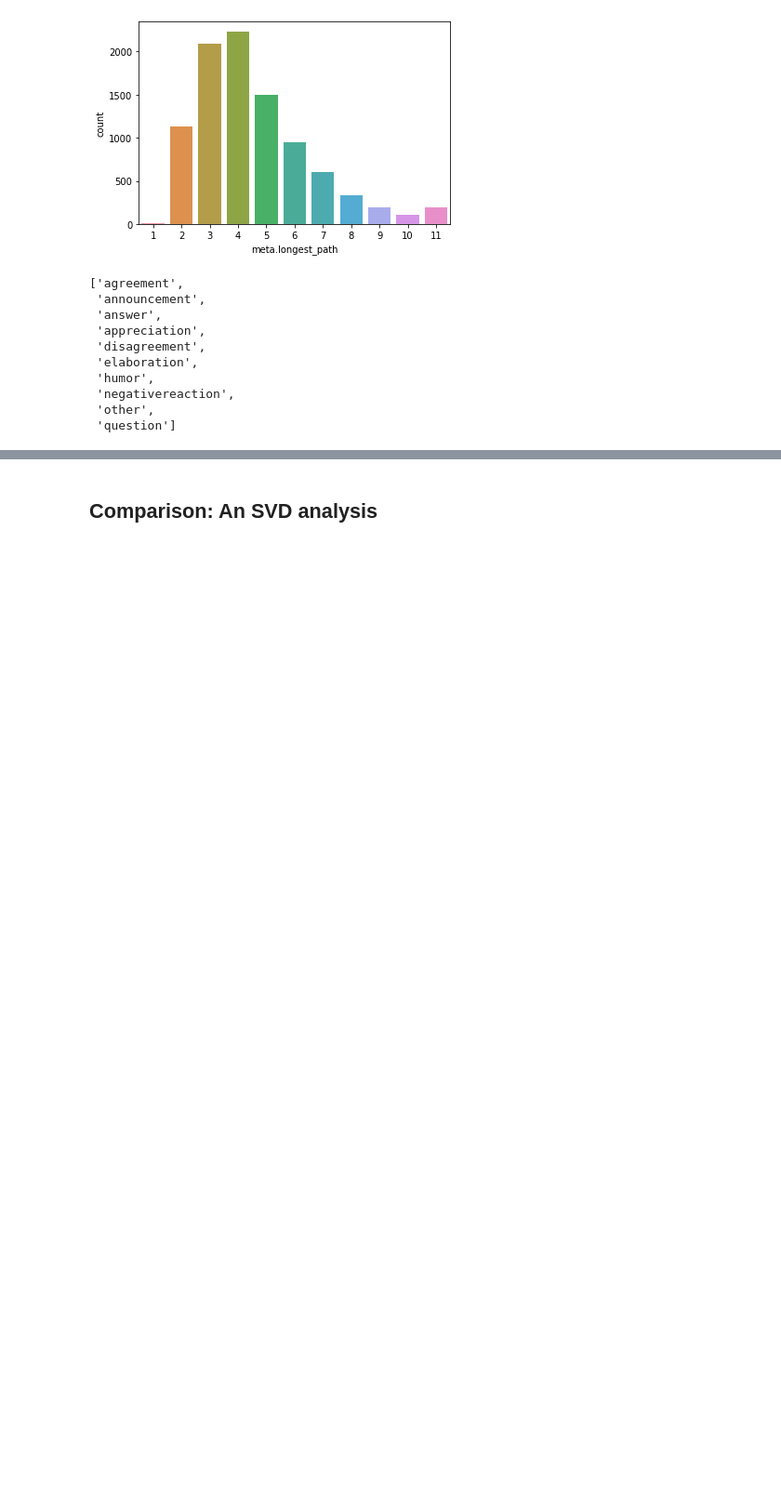
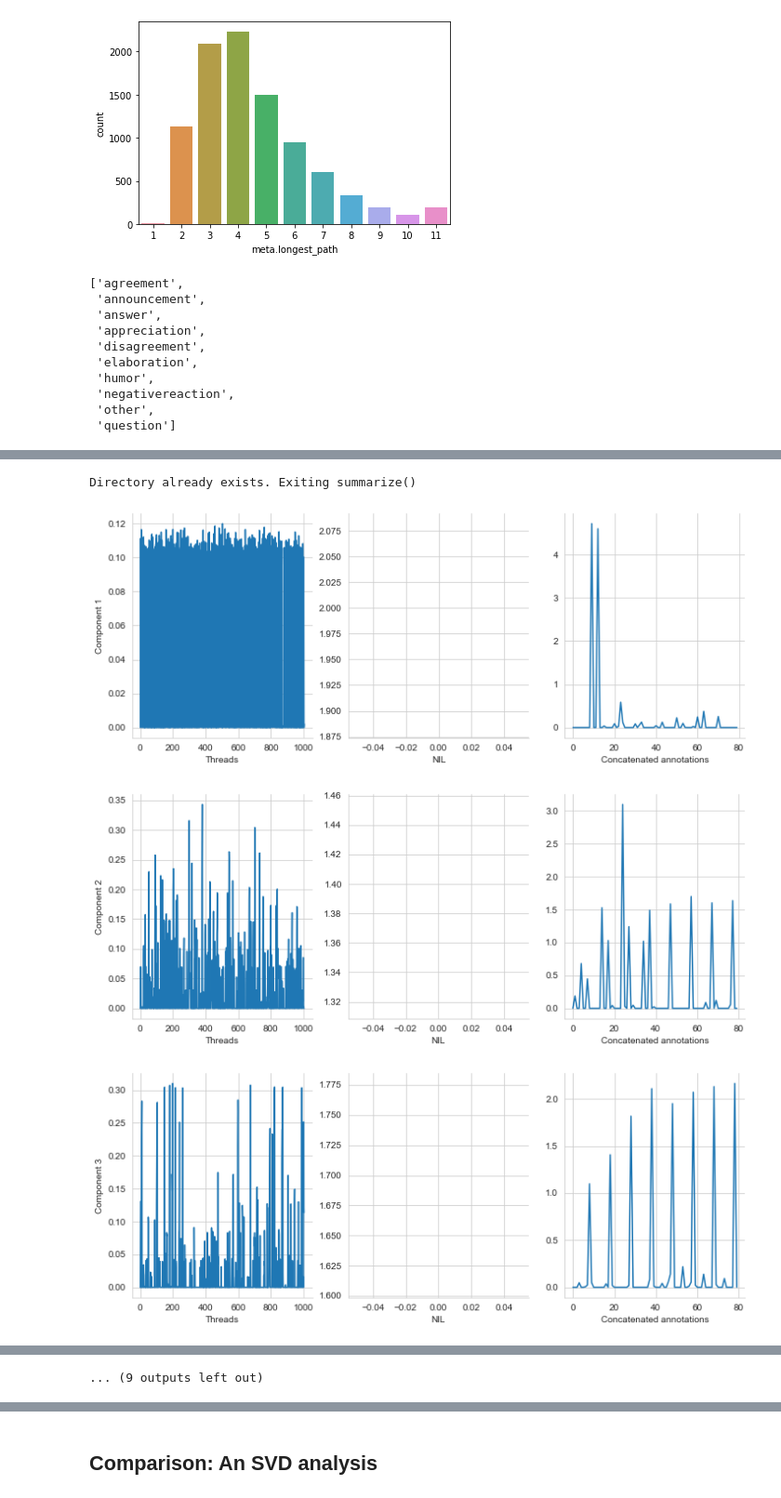
Before and after one commit to rgangela99/Cornell-Conversational-Analysis-Toolkit, a Jupyter notebook: convokit/tensor_decomposer/experiments/coarse-discourse-TCA-augmented.ipynb, the cells around one changed output, grey strips where cells are left out. Shown at 93% size. Saved outputs shown, nothing was run; the diff lists cells and outputs as text; code cells hidden in the pictures; blank space fills up the shorter version.

```diff
--- a/convokit/tensor_decomposer/experiments/coarse-discourse-TCA-augmented.ipynb
+++ b/convokit/tensor_decomposer/experiments/coarse-discourse-TCA-augmented.ipynb
@@ -142,0 +189,5 @@ Directory already exists. Exiting summarize()
+# %%
+for idx, utt in enumerate(corpus.iter_utterances(min_length)):
+    if idx == 361:
+        print(utt.id)
+        break
@@ -142,0 +226,8 @@ Directory already exists. Exiting summarize()
+# %%
+concat_all = {}
+for utt_idx, utt in enumerate(corpus.iter_utterances(selector=min_length)):
+    concat = {}
+    for idx in range(1, 8+1):
+        for k, v in utt.meta['annot-dict-{}'.format(idx)].items():
+            concat[k+str(idx)] = v
+    concat_all[utt_idx] = concat
@@ -142,0 +245,5 @@ Directory already exists. Exiting summarize()
+# %%
+td_concat = TensorDecomposer(feature_set=['concat_{}'.format(idx) for idx in range(1004)],
+                      obj_type="conversation", tensor_func='tensortools-ncp-bcd', rank=20)
+# %%
+td_concat.fit(corpus, selector=lambda convo: convo.meta.get('special', False) == True)
@@ -142,0 +269,10 @@ Directory already exists. Exiting summarize()
+# %%
+td_concat.summarize(corpus, axis_names=['Threads', 'NIL', 'Concatenated annotations'],
+             output_dir='convokit/tensor_decomposer/reports/coarse-discourse',
+             report_title='Coarse discourse',
+             liwc=True)
+# %% [output]
+Directory already exists. Exiting summarize()
+[figure, added]
+[figure, added]
+[figure, added]
@@ -142,0 +287 @@ Directory already exists. Exiting summarize()
+... (9 outputs left out)
```
Also changed, not shown: parts of 71 cells of this notebook, 3 other files.
